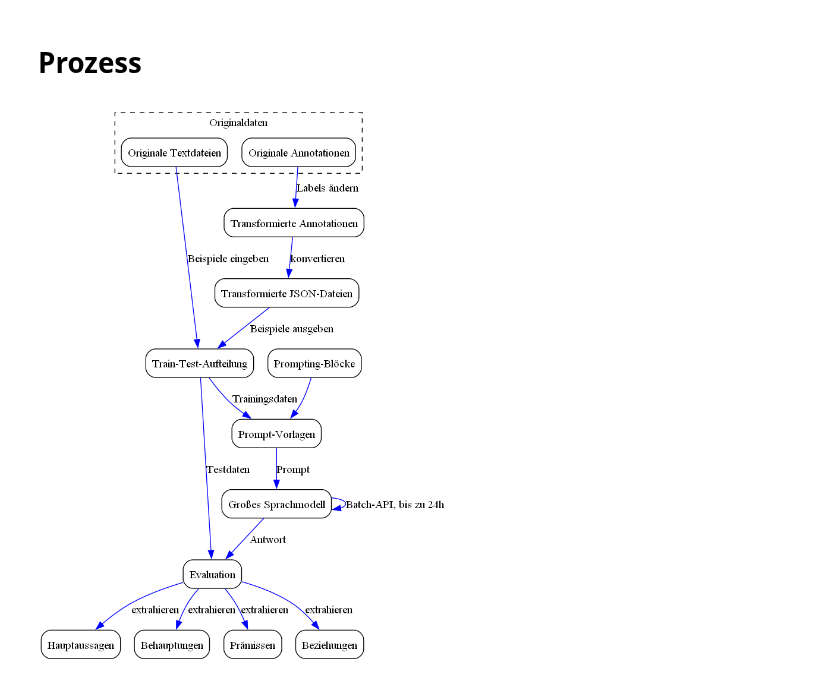
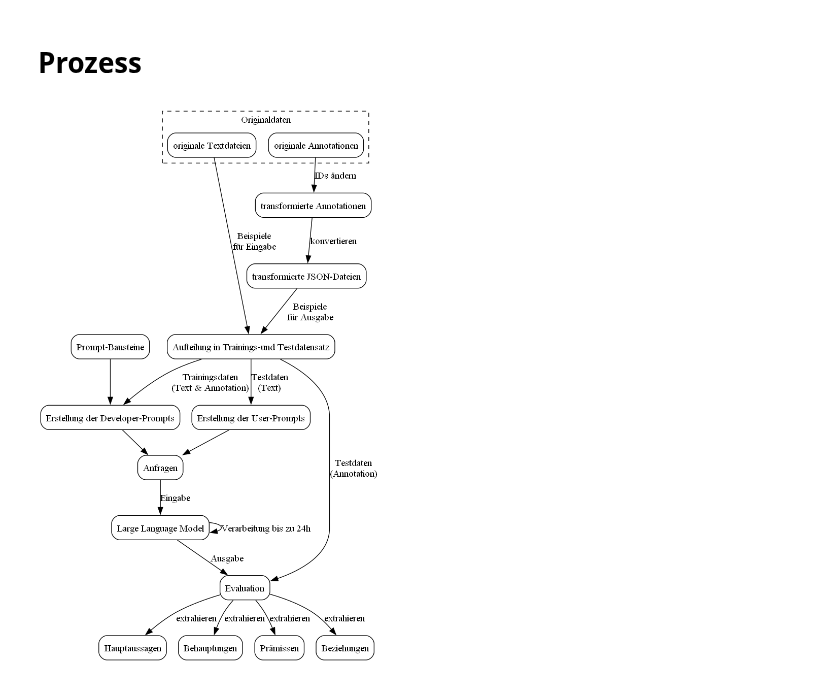
Before and after one commit to BF-DS/argument-mining, a Jupyter notebook: graphs/graph.ipynb, the cells around one changed output. Cells and saved outputs as stored; diff of their text form; code cells hidden in the pictures.

Commit message:
updating graphs

```diff
--- a/graphs/graph.ipynb
+++ b/graphs/graph.ipynb
@@ -54,51 +54,61 @@ Image('graph.png')
 # %%
 llm = Digraph()
 
 # Set the rank direction
 llm.attr(rankdir='TB')
 
 # Create a subgraph for the original data
 with llm.subgraph(name='cluster_orig_data') as c:
     c.attr(style='dashed')
-    c.node('orig_data_txt', 'Originale Textdateien', shape='record', style='rounded')
-    c.node('orig_data_ann', 'Originale Annotationen', shape='record', style='rounded')
+    c.node('orig_data_txt', 'originale Textdateien', shape='record', style='rounded')
+    c.node('orig_data_ann', 'originale Annotationen', shape='record', style='rounded')
     c.attr(label='Originaldaten')
 
 # Create the other nodes
-llm.node('transformed_data_ann', 'Transformierte Annotationen', shape='record', style='rounded')
-llm.node('transformed_data_JSON', 'Transformierte JSON-Dateien', shape='record', style='rounded')
-llm.node('Template', 'Prompt-Vorlagen', shape='record', style='rounded')
-llm.node('LLM', 'Großes Sprachmodell', shape='record', style='rounded')
+llm.node('transformed_data_ann', 'transformierte Annotationen', shape='record', style='rounded')
+llm.node('transformed_data_JSON', 'transformierte JSON-Dateien', shape='record', style='rounded')
+llm.node('developer', 'Erstellung der Developer-Prompts', shape='record', style='rounded')
+llm.node('user', 'Erstellung der User-Prompts', shape='record', style='rounded')
+llm.node('prompts', 'Anfragen', shape='record', style='rounded')
+llm.node('LLM', 'Large Language Model', shape='record', style='rounded')
+
+
+
 #llm.node('Database', 'Datenbank', shape='record', style='rounded')
 llm.node('Evaluation', 'Evaluation', shape='record', style='rounded')
-llm.node('split', 'Train-Test-Aufteilung', shape='record', style='rounded')
-llm.node('blocks', 'Prompting-Blöcke', shape='record', style='rounded')
+llm.node('split', 'Aufteilung in Trainings-und Testdatensatz ', shape='record', style='rounded')
+llm.node('blocks', 'Prompt-Bausteine', shape='record', style='rounded')
 llm.node('mc', 'Hauptaussagen', shape='record', style='rounded')
 llm.node('c', 'Behauptungen', shape='record', style='rounded')
 llm.node('p', 'Prämissen', shape='record', style='rounded')
 llm.node('r', 'Beziehungen', shape='record', style='rounded')
 
 # Create the edges for the process
-llm.edge('orig_data_ann', 'transformed_data_ann', color='blue', label='Labels ändern')
-llm.edge('transformed_data_ann', 'transformed_data_JSON', color='blue', label='konvertieren')
-llm.edge('transformed_data_JSON', 'split', color='blue', label='Beispiele ausgeben')
-#llm.edge('orig_data_txt', 'Template', color='blue', label='Beispiele eingeben')
-llm.edge('Template', 'LLM', color='blue', label='Prompt')
-llm.edge('LLM', 'Evaluation', color='blue', label='Antwort')
-#llm.edge('Database', 'Evaluation', color='blue', label='')
-llm.edge('orig_data_txt', 'split', color='blue', label='Beispiele eingeben')
-llm.edge('split', 'Template', color='blue', label='Trainingsdaten')
-llm.edge('split', 'Evaluation', color='blue', label='Testdaten')
-llm.edge('LLM', 'LLM', color='blue', label='Batch-API, bis zu 24h')
-llm.edge('Evaluation', 'mc', color='blue', label='extrahieren')
-llm.edge('Evaluation', 'c', color='blue', label='extrahieren')
-llm.edge('Evaluation', 'p', color='blue', label='extrahieren')
-llm.edge('Evaluation', 'r', color='blue', label='extrahieren')
-llm.edge('blocks', 'Template', color='blue')
+line_color = 'black'
+llm.edge('orig_data_ann', 'transformed_data_ann', color=line_color, label='IDs ändern')
+llm.edge('transformed_data_ann', 'transformed_data_JSON', color=line_color, label='konvertieren')
+llm.edge('transformed_data_JSON', 'split', color=line_color, label='Beispiele\nfür Ausgabe')
+#llm.edge('orig_data_txt', 'developer', color=line_color, label='Beispiele eingeben')
+llm.edge('developer', 'prompts', color=line_color)
+llm.edge('user', 'prompts', color=line_color)
+llm.edge('prompts', 'LLM', color=line_color, label='Eingabe')
+llm.edge('LLM', 'Evaluation', color=line_color, label='Ausgabe')
+#llm.edge('Database', 'Evaluation', color=line_color, label='')
+llm.edge('orig_data_txt', 'split', color=line_color, label='Beispiele\nfür Eingabe')
+llm.edge('split', 'developer', color=line_color, label='Trainingsdaten\n(Text & Annotation)')
+llm.edge('split', 'user', color=line_color, label='Testdaten\n(Text)')
+llm.edge('split', 'Evaluation', color=line_color, label='Testdaten\n(Annotation)')
+
+llm.edge('LLM', 'LLM', color=line_color, label='Verarbeitung bis zu 24h')
+llm.edge('Evaluation', 'mc', color=line_color, label='extrahieren')
+llm.edge('Evaluation', 'c', color=line_color, label='extrahieren')
+llm.edge('Evaluation', 'p', color=line_color, label='extrahieren')
+llm.edge('Evaluation', 'r', color=line_color, label='extrahieren')
+llm.edge('blocks', 'developer', color=line_color)
 
 # Render and display the updated graph
 llm.format = 'png'
-llm.render('llm')
-Image('llm.png')
+llm.render('Prozess')
+Image('Prozess.png')
 # %% [output]
-[figure, old version]
+[figure, new version]
```
Also changed, not shown: parts of 1 cell of this notebook, 8 other files.
